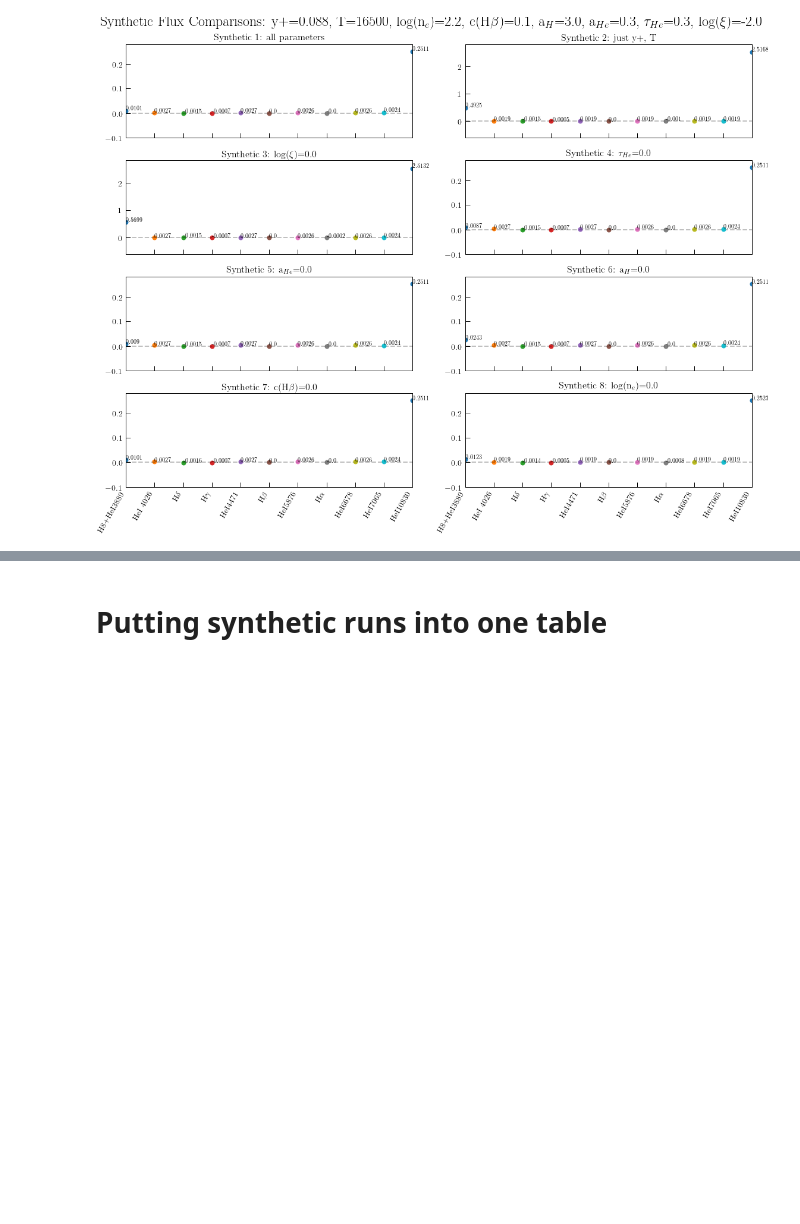
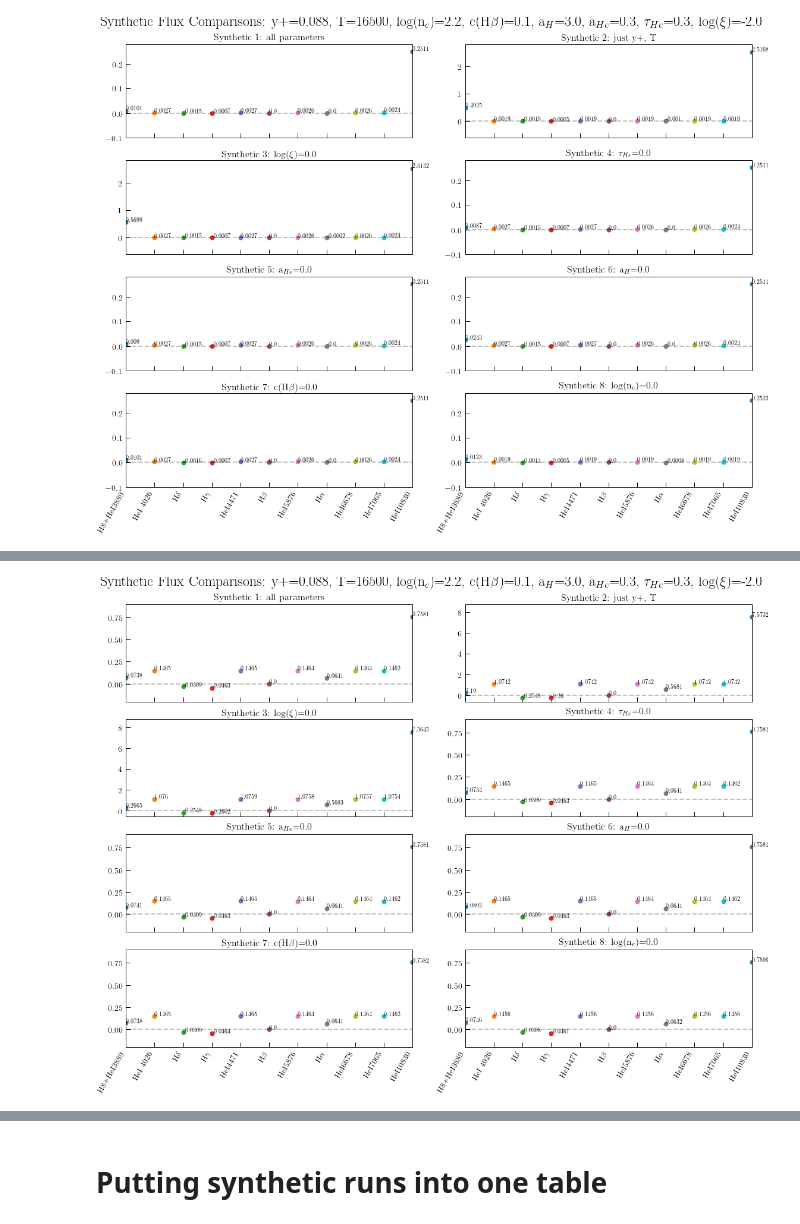
Before and after one commit to tiffanyhsyu/Yp, a Jupyter notebook: test_data/synthetic/synthetic_comparison.ipynb, the cells around one changed output, grey strips where cells are left out. Saved outputs shown, nothing was run; the diff lists cells and outputs as text; code cells hidden in the pictures; blank space fills up the shorter version.

Commit message:
updated synthetic data

```diff
--- a/test_data/synthetic/synthetic_comparison.ipynb
+++ b/test_data/synthetic/synthetic_comparison.ipynb
@@ -33,7 +33,9 @@ Table length=8
 ## Load tables
 # %%
 erik = Table.read('/Users/thsyu/Software/Yp/test_data/synthetic/SyntheticFluxes.DAT', format='ascii', delimiter='\t')
-ours = Table.read('/Users/thsyu/Software/Yp/test_data/synthetic/synthetic_ours_1e4', format='ascii', delimiter=' ')
+ours = Table.read('/Users/thsyu/Software/Yp/test_data/synthetic/synthetic_ours', format='ascii', delimiter=' ')
+A2002 = Table.read('/Users/thsyu/Software/Yp/test_data/synthetic/synthetic_A2002', format='ascii', delimiter=' ')
+R2015 = Table.read('/Users/thsyu/Software/Yp/test_data/synthetic/synthetic_R2015', format='ascii', delimiter=' ')
 # %%
 erik[0:3]
 # %% [output]
@@ -218,26 +177,62 @@ f.show()
 # %%
-f, (ax1, ax2) = plt.subplots(2,1, figsize=(10,8), sharex=True)
+f, ax = plt.subplots(4,2, figsize=(16, 12), sharex=True)
 
-for c in range(2, len(erik.colnames)-1):
+for c in range(1, len(erik.colnames)):
     col = erik.colnames[c]
-    ax1.plot(c, (erik[col][1]-ours_1e4[col][0])/ours_1e4[col][0], marker='o', markersize=8)
-    ax1.text(c, (erik[col][1]-ours_1e4[col][0])/ours_1e4[col][0], str(round((erik[col][1]-ours_1e4[col][0])/ours_1e4[col][0], 4)), fontsize=14)
-    ax1.axhline(0.0, color='black', alpha=0.025, ls='--')
-    ax1.set_xticks(np.arange(2, len(erik.colnames)-1, 1))
-    ax1.set_title('Synthetic 2: just y+, T')
-    ax1.set_ylim(-0.003, 0.003)
-    ax1.set_ylabel('(Erik - Ours)/Ours')
-    ax1.set_xticklabels(['HeI 4026', r'H$\delta$',r'H$\gamma$','HeI4471', \
-                            r'H$\beta$', 'HeI5876',r'H$\alpha$','HeI6678','HeI7065'], rotation=60, ha='right')
-    ax2.plot(c, (erik[col][2]-ours_1e4[col][1])/ours_1e4[col][1], marker='o', markersize=8)
-    ax2.text(c, (erik[col][2]-ours_1e4[col][1])/ours_1e4[col][1], str(round((erik[col][2]-ours_1e4[col][1])/ours_1e4[col][1], 4)), fontsize=14)
-    ax2.axhline(0.0, color='black', alpha=0.025, ls='--')
-    ax2.set_xticks(np.arange(2, len(erik.colnames)-1, 1))
-    ax2.set_title(r'Synthetic 3: log($\xi$)=0.0')
-    ax2.set_ylim(-0.003, 0.003)
-    ax2.set_ylabel('(Erik - Ours)/Ours')
-    ax2.set_xticklabels(['HeI 4026', r'H$\delta$',r'H$\gamma$','HeI4471', \
-                            r'H$\beta$', 'HeI5876',r'H$\alpha$','HeI6678','HeI7065'], rotation=60, ha='right')
+    ax[0,0].plot(c, (erik[col][0]-A2002[col][0])/A2002[col][0], marker='o', markersize=8)
+    ax[0,0].text(c, (erik[col][0]-A2002[col][0])/A2002[col][0], str(round((erik[col][0]-A2002[col][0])/A2002[col][0], 4)))
+    ax[0,0].axhline(0.0, color='black', alpha=0.025, ls='--')
+    ax[0,0].set_xticks(np.arange(1, len(erik.colnames), 1))
+    ax[0,0].set_title('Synthetic 1: all parameters')
+    ax[0,0].set_ylim(-0.2, 0.90)
+    ax[0,1].plot(c, (erik[col][1]-A2002[col][1])/A2002[col][1], marker='o', markersize=8)
+    ax[0,1].text(c, (erik[col][1]-A2002[col][1])/A2002[col][1], str(round((erik[col][1]-A2002[col][1])/A2002[col][1], 4)))
+    ax[0,1].axhline(0.0, color='black', alpha=0.025, ls='--')
+    ax[0,1].set_xticks(np.arange(1, len(erik.colnames), 1))
+    ax[0,1].set_title('Synthetic 2: just y+, T')
+    ax[0,1].set_ylim(-0.62, 8.8)
+    ax[1,0].plot(c, (erik[col][2]-A2002[col][2])/A2002[col][2], marker='o', markersize=8)
+    ax[1,0].text(c, (erik[col][2]-A2002[col][2])/A2002[col][2], str(round((erik[col][2]-A2002[col][2])/A2002[col][2], 4)))
+    ax[1,0].axhline(0.0, color='black', alpha=0.025, ls='--')
+    ax[1,0].set_xticks(np.arange(1, len(erik.colnames), 1))
+    ax[1,0].set_title(r'Synthetic 3: log($\xi$)=0.0')
+    ax[1,0].set_ylim(-0.62, 8.8)
+    ax[1,1].plot(c, (erik[col][3]-A2002[col][3])/A2002[col][3], marker='o', markersize=8)
+    ax[1,1].text(c, (erik[col][3]-A2002[col][3])/A2002[col][3], str(round((erik[col][3]-A2002[col][3])/A2002[col][3], 4)))
+    ax[1,1].axhline(0.0, color='black', alpha=0.025, ls='--')
+    ax[1,1].set_xticks(np.arange(1, len(erik.colnames), 1))
+    ax[1,1].set_title(r'Synthetic 4: $\tau_{He}$=0.0')
+    ax[1,1].set_ylim(-0.2, 0.90)
+    ax[2,0].plot(c, (erik[col][4]-A2002[col][4])/A2002[col][4], marker='o', markersize=8)
+    ax[2,0].text(c, (erik[col][4]-A2002[col][4])/A2002[col][4], str(round((erik[col][4]-A2002[col][4])/A2002[col][4], 4)))
+    ax[2,0].axhline(0.0, color='black', alpha=0.025, ls='--')
+    ax[2,0].set_xticks(np.arange(1, len(erik.colnames), 1))
+    ax[2,0].set_title(r'Synthetic 5: a$_{He}$=0.0')
+    ax[2,0].set_ylim(-0.2, 0.90)
+    ax[2,1].plot(c, (erik[col][5]-A2002[col][5])/A2002[col][5], marker='o', markersize=8)
+    ax[2,1].text(c, (erik[col][5]-A2002[col][5])/A2002[col][5], str(round((erik[col][5]-A2002[col][5])/A2002[col][5], 4)))
+    ax[2,1].axhline(0.0, color='black', alpha=0.025, ls='--')
+    ax[2,1].set_xticks(np.arange(1, len(erik.colnames), 1))
+    ax[2,1].set_title(r'Synthetic 6: a$_{H}$=0.0')
+    ax[2,1].set_ylim(-0.2, 0.90)
+    ax[3,0].plot(c, (erik[col][6]-A2002[col][6])/A2002[col][6], marker='o', markersize=8)
+    ax[3,0].text(c, (erik[col][6]-A2002[col][6])/A2002[col][6], str(round((erik[col][6]-A2002[col][6])/A2002[col][6], 4)))
+    ax[3,0].axhline(0.0, color='black', alpha=0.025, ls='--')
+    ax[3,0].set_xticks(np.arange(1, len(erik.colnames), 1))
+    ax[3,0].set_title(r'Synthetic 7: c(H$\beta$)=0.0')
+    ax[3,0].set_ylim(-0.2, 0.90)
+    ax[3,0].set_xticklabels(['H8+HeI3889','HeI 4026', r'H$\delta$',r'H$\gamma$','HeI4471', \
+                            r'H$\beta$', 'HeI5876',r'H$\alpha$','HeI6678','HeI7065','HeI10830'], rotation=60, ha='right')
+    ax[3,1].plot(c, (erik[col][7]-A2002[col][7])/A2002[col][7], marker='o', markersize=8)
+    ax[3,1].text(c, (erik[col][7]-A2002[col][7])/A2002[col][7], str(round((erik[col][7]-A2002[col][7])/A2002[col][7], 4)))
+    ax[3,1].axhline(0.0, color='black', alpha=0.025, ls='--')
+    ax[3,1].set_xticks(np.arange(1, len(erik.colnames), 1))
+    ax[3,1].set_title(r'Synthetic 8: log(n$_{e}$)=0.0')
+    ax[3,1].set_ylim(-0.2, 0.90)
+    ax[3,1].set_xticklabels(['H8+HeI3889','HeI 4026', r'H$\delta$',r'H$\gamma$','HeI4471', \
+                            r'H$\beta$', 'HeI5876',r'H$\alpha$','HeI6678','HeI7065','HeI10830'], rotation=60, ha='right')
 f.suptitle(r'Synthetic Flux Comparisons: y+=0.088, T=16500, log(n$_{e}$)=2.2, c(H$\beta$)=0.1, a$_{H}$=3.0, a$_{He}$=0.3, $\tau_{He}$=0.3, log($\xi$)=-2.0', y=1.02, fontsize=24)
-f.savefig('/Users/thsyu/Software/Yp/test_data/synthetic/synthetic23-comparison.pdf', overwrite=True)
+f.savefig('/Users/thsyu/Software/Yp/test_data/synthetic/synthetic_flux-A2002comparison.pdf', overwrite=True)
 f.show()
+# %% [output]
+[figure, added]
```
Also changed, not shown: parts of 14 cells of this notebook, 2 other files.
